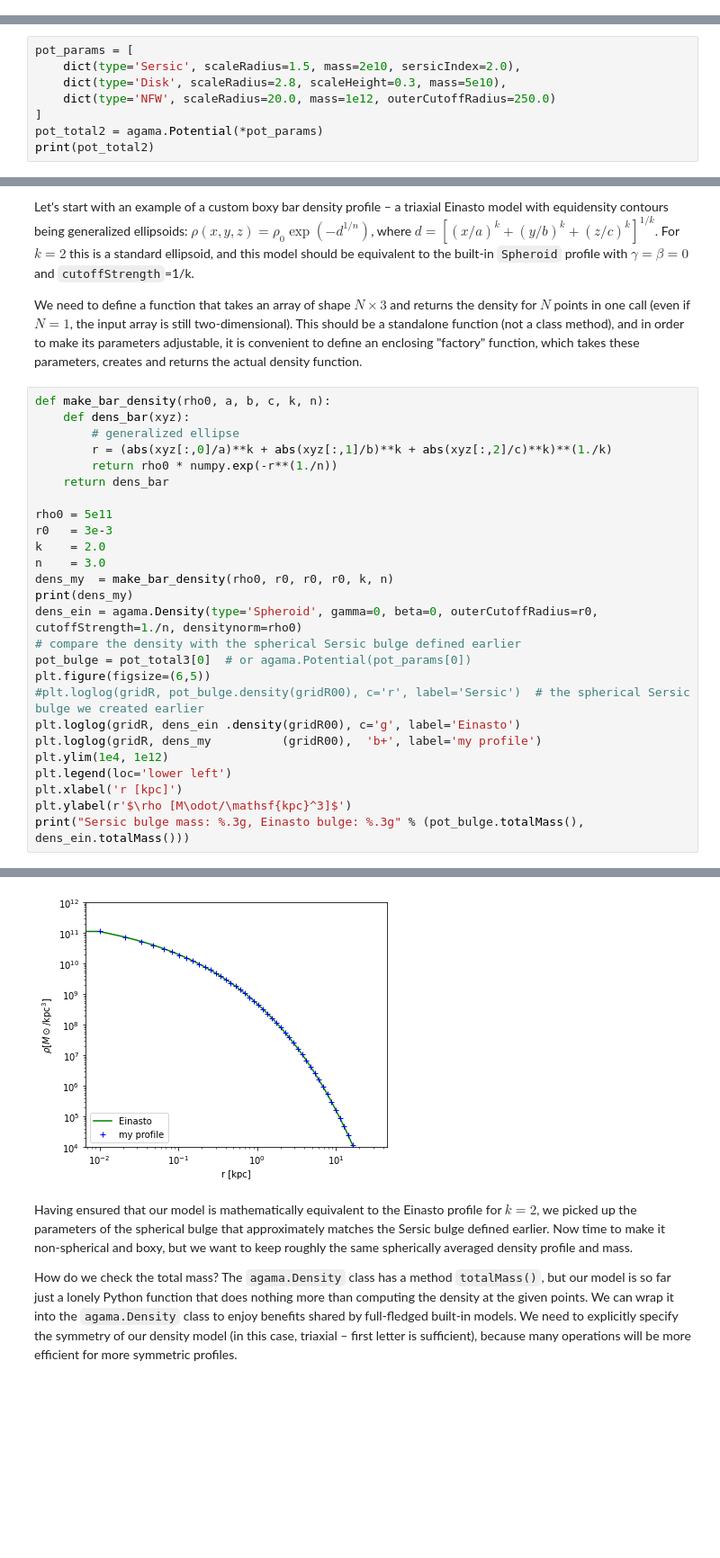
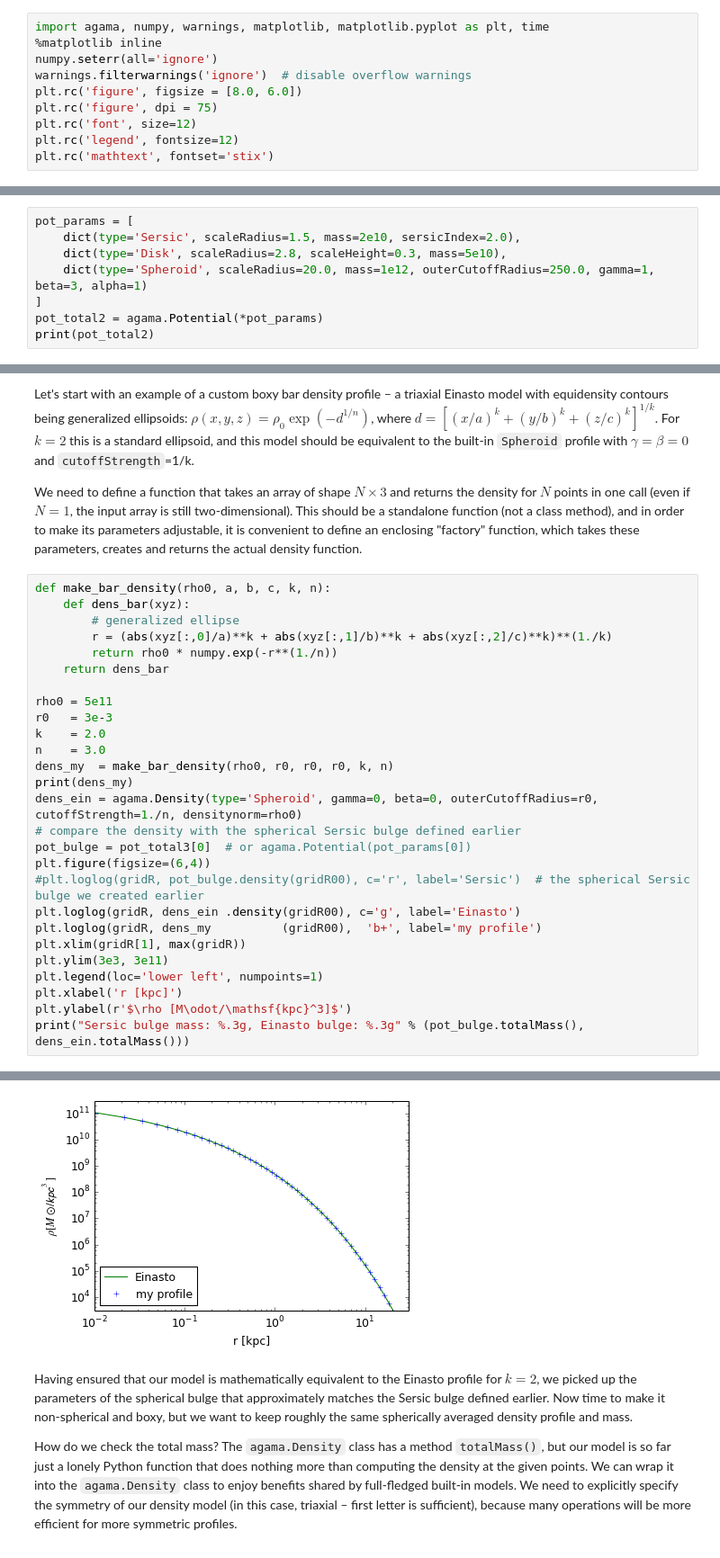
Before and after one commit to GalacticDynamics-Oxford/Agama, a Jupyter notebook: py/tutorial_potential.ipynb, the cells around one changed output, grey strips where cells are left out. Shown at 90% size. Cells and saved outputs as stored; diff of their text form; blank space fills up the shorter version.

```diff
--- a/py/tutorial_potential.ipynb
+++ b/py/tutorial_potential.ipynb
@@ -7,3 +4,13 @@ import agama, numpy, matplotlib, matplotlib.pyplot as plt, time
+# %%
+import agama, numpy, warnings, matplotlib, matplotlib.pyplot as plt, time
+%matplotlib inline
+numpy.seterr(all='ignore')
+warnings.filterwarnings('ignore')  # disable overflow warnings
+plt.rc('figure', figsize = [8.0, 6.0])
+plt.rc('figure', dpi = 75)
+plt.rc('font', size=12)
+plt.rc('legend', fontsize=12)
+plt.rc('mathtext', fontset='stix')
 # %% [markdown]
 ## Unit system
 By default, `Agama` works in the so-called "N-body units", which are defined by the convention that G=1. This is convenient for many theoretical applications, since stars in a stellar system with a typical mass ~1 and typical size ~1 will have typical velocity ~1. Of course, gravity is a scale-free interaction, thus such a model can be scaled to physical units to represent anything from a globular cluster to a giant elliptical galaxy without changing anything in the internal dynamics. For example, if one sets the length unit to be 1 kpc and the velocity unit - to 1 km/s, then the time unit is 0.98 Gyr and the mass unit computed from the condition G=1 is $2.325\times10^5\,M_\odot$.
@@ -160,7 +161,7 @@ In the previous example, we used three distinct Galactic components and they cor
 pot_params = [
     dict(type='Sersic', scaleRadius=1.5, mass=2e10, sersicIndex=2.0),
     dict(type='Disk', scaleRadius=2.8, scaleHeight=0.3, mass=5e10),
-    dict(type='NFW', scaleRadius=20.0, mass=1e12, outerCutoffRadius=250.0)
+    dict(type='Spheroid', scaleRadius=20.0, mass=1e12, outerCutoffRadius=250.0, gamma=1, beta=3, alpha=1)
 ]
 pot_total2 = agama.Potential(*pot_params)
 print(pot_total2)
@@ -321,12 +335,13 @@ print(dens_my)
 dens_ein = agama.Density(type='Spheroid', gamma=0, beta=0, outerCutoffRadius=r0, cutoffStrength=1./n, densitynorm=rho0)
 # compare the density with the spherical Sersic bulge defined earlier
 pot_bulge = pot_total3[0]  # or agama.Potential(pot_params[0])
-plt.figure(figsize=(6,5))
+plt.figure(figsize=(6,4))
 #plt.loglog(gridR, pot_bulge.density(gridR00), c='r', label='Sersic')  # the spherical Sersic bulge we created earlier
 plt.loglog(gridR, dens_ein .density(gridR00), c='g', label='Einasto')
 plt.loglog(gridR, dens_my          (gridR00),  'b+', label='my profile')
-plt.ylim(1e4, 1e12)
-plt.legend(loc='lower left')
+plt.xlim(gridR[1], max(gridR))
+plt.ylim(3e3, 3e11)
+plt.legend(loc='lower left', numpoints=1)
 plt.xlabel('r [kpc]')
 plt.ylabel(r'$\rho [M\odot/\mathsf{kpc}^3]$')
 print("Sersic bulge mass: %.3g, Einasto bulge: %.3g" % (pot_bulge.totalMass(), dens_ein.totalMass()))
@@ -335,5 +350,5 @@ print("Sersic bulge mass: %.3g, Einasto bulge: %.3g" % (pot_bulge.totalMass(), d
 Sersic bulge mass: 2e+10, Einasto bulge: 2.05e+10
-[figure, old version]
+[figure, new version]
 # %% [markdown]
 Having ensured that our model is mathematically equivalent to the Einasto profile for $k=2$, we picked up the parameters of the spherical bulge that approximately matches the Sersic bulge defined earlier. Now time to make it non-spherical and boxy, but we want to keep roughly the same spherically averaged density profile and mass.
 
```
Also changed, not shown: parts of 30 cells of this notebook, 40 other files.
